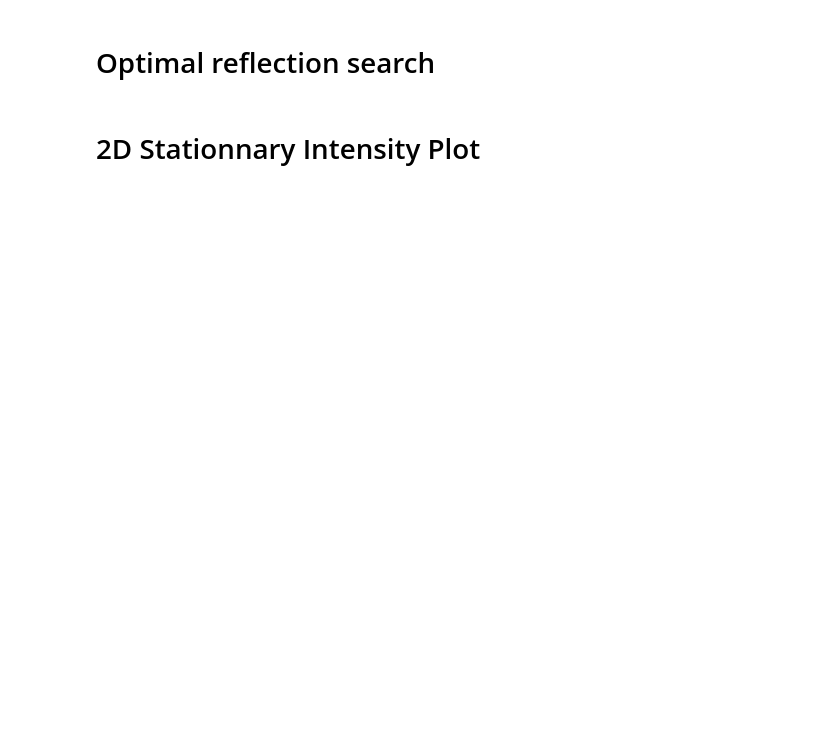
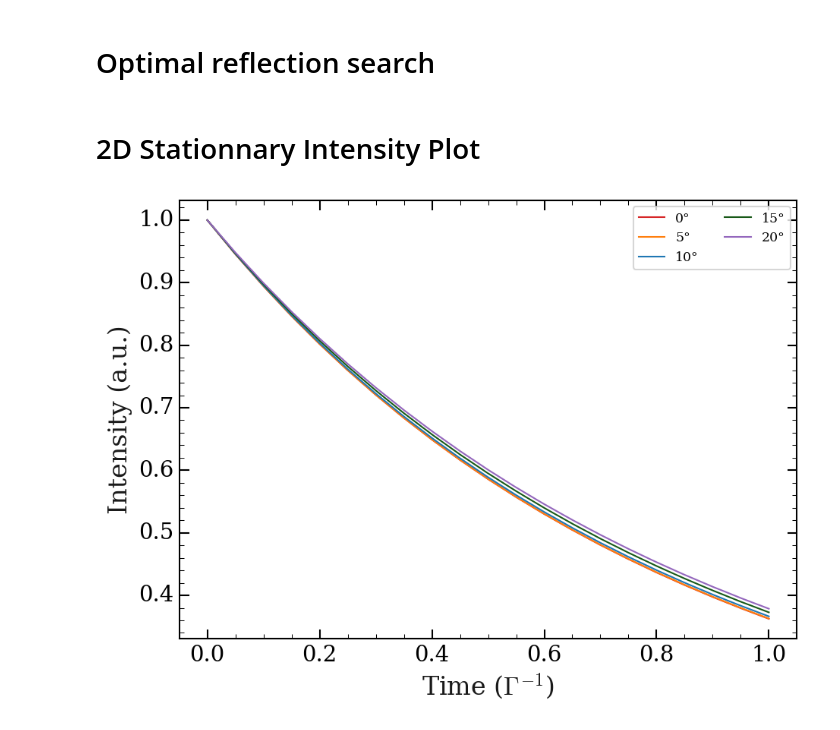
Before and after one commit to alexandremnd/CollectiveScattering, a Jupyter notebook: visualization.ipynb, the cells around one changed output. Drawn from its saved outputs; the diff is of its cells as text; code cells hidden in the pictures; blank space fills up the shorter version.

```diff
--- a/visualization.ipynb
+++ b/visualization.ipynb
@@ -62,16 +62,19 @@ plt.yticks([])
 plt.savefig("intensity.png", dpi=600, bbox_inches='tight')
 plt.show()
 # %%
-
-
-JOBID=22067
-I = np.loadtxt(f"data/Dynamic/intensity-{JOBID}.csv", delimiter=",")
+JOBID=22083
+I1 = np.loadtxt(f"data/Dynamic/intensity-{JOBID}.csv", delimiter=",")
+I2 = np.loadtxt(f"data/Dynamic/intensity-{JOBID+1}.csv", delimiter=",")
+I3 = np.loadtxt(f"data/Dynamic/intensity-{JOBID+2}.csv", delimiter=",")
+I = (I1 + I2 + I3) / 3
 t = np.loadtxt(f"data/Dynamic/time-{JOBID}.txt", delimiter=",")
 
 for i in range(I.shape[0]):
     plt.plot(t, I[i, :], label=f"{5*i}°")
 
 plt.xlabel("Time ($\\Gamma^{-1}$)")
 plt.ylabel("Intensity (a.u.)")
 plt.legend(loc='upper right', ncol=2, fontsize='small')
 plt.show()
+# %% [output]
+[figure, added]
```
Also changed, not shown: 35 other files.
